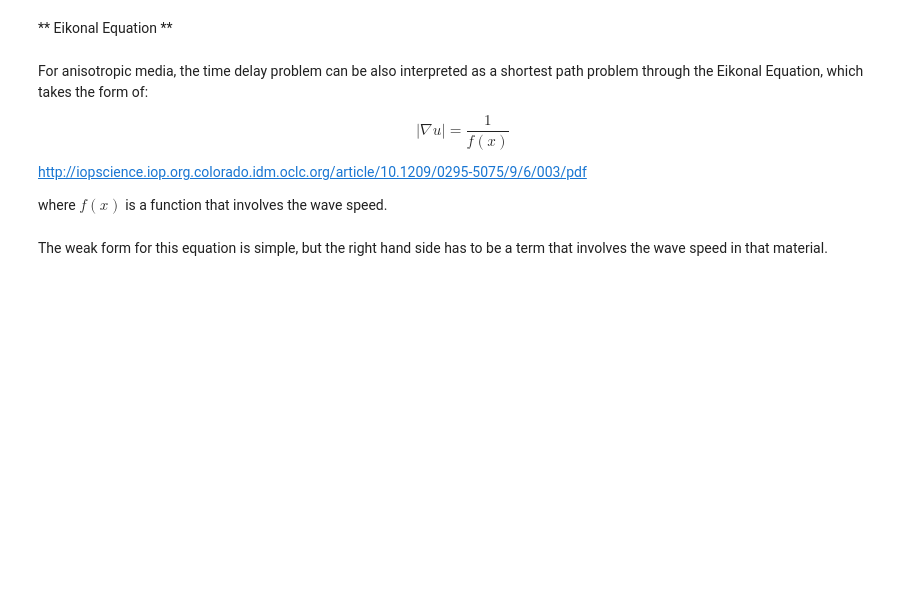
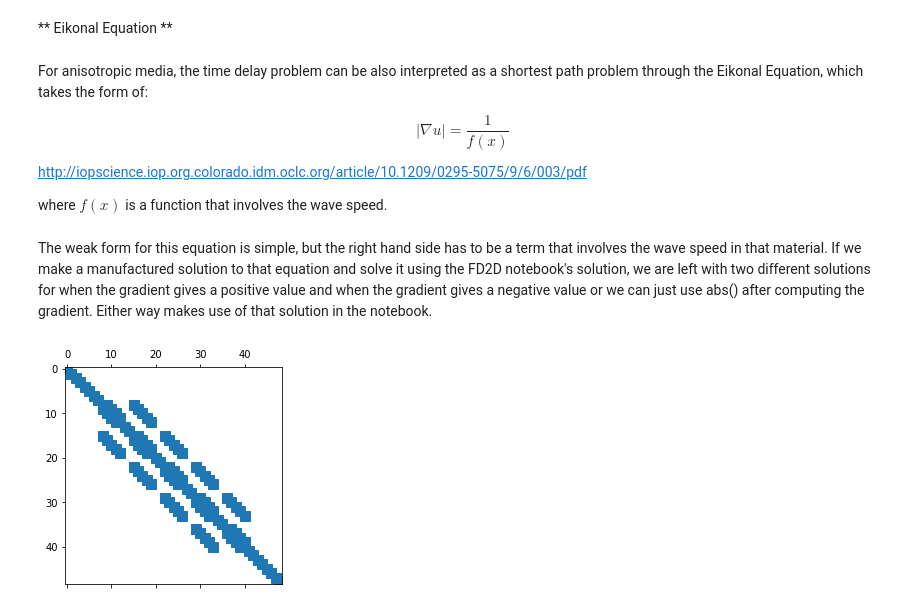
Before and after one commit to sarahaguasvivas/source-local-board, a Jupyter notebook: Source_Local.ipynb, the cells around one changed output. Cells and saved outputs as stored; diff of their text form; code cells hidden in the pictures; blank space fills up the shorter version.

Commit message:
+ Eikonal

```diff
--- a/Source_Local.ipynb
+++ b/Source_Local.ipynb
@@ -317,4 +317,48 @@ http://iopscience.iop.org.colorado.idm.oclc.org/article/10.1209/0295-5075/9/6/00
 
 where $f(x)$ is a function that involves the wave speed.
 # %% [markdown]
-The weak form for this equation is simple, but the right hand side has to be a term that involves the wave speed in that material.
+The weak form for this equation is simple, but the right hand side has to be a term that involves the wave speed in that material. If we make a manufactured solution to that equation and solve it using the FD2D notebook's solution, we are left with two different solutions for when the gradient gives a positive value and when the gradient gives a negative value or we can just use abs() after computing the gradient. Either way makes use of that solution in the notebook.
+# %%
+############################
+#   BORROWED FROM FD2D     #
+############################
+
+def laplacian2dEikonal(h, f, g0):
+    m = int(1/h + 1)  # Number of elements in terms of nominal grid spacing h
+    h = 1 / (m-1)     # Actual grid spacing
+    c = np.linspace(0, 1, m)
+    y, x = np.meshgrid(c, c)
+    u0 = g0(x, y).flatten()
+    rhs = 1/f(x, y).flatten()
+    A = sp.lil_matrix((m*m, m*m))
+    def idx(i, j):
+        return i*m + j
+    mask = np.zeros_like(x, dtype=int)
+    mask[1:-1,1:-1] = 1
+    mask = mask.flatten()
+    for i in range(m):
+        for j in range(m):
+            row = idx(i, j)
+            stencili = np.array([idx(*pair) for pair in
+                                    [(i-1, j), (i, j-1),
+                                     (i, j),
+                                     (i, j+1), (i+1, j)]])
+            stencilw = 1/h**2 * np.array([-1, -1, 4, -1, -1])
+            if mask[row] == 0: # Dirichlet boundary
+                A[row, row] = 1
+                rhs[row] = u0[row]
+            else:
+                smask = mask[stencili]
+                cols = stencili[smask == 1]
+                A[row, cols] = stencilw[smask == 1]
+                bdycols = stencili[smask == 0]
+                rhs[row] -= stencilw[smask == 0] @ u0[bdycols]
+    return x, y, A.tocsr(), rhs
+
+x, y, A, rhs = laplacian2dEikonal(.15, lambda x,y: 0*x+1, lambda x,y: 0*x)
+
+pyplot.spy(A);
+sp.linalg.norm(A - A.T)
+pyplot.show()
+# %% [output]
+[figure, added]
```
Also changed, not shown: parts of 1 cell of this notebook.
